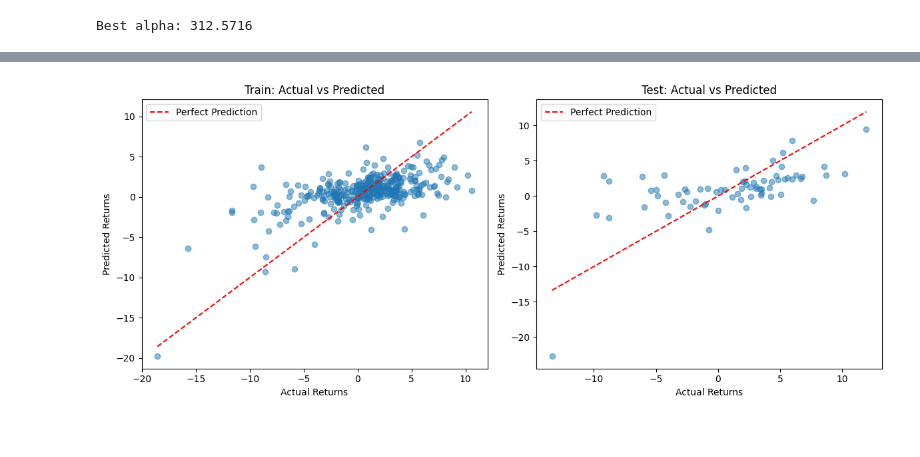
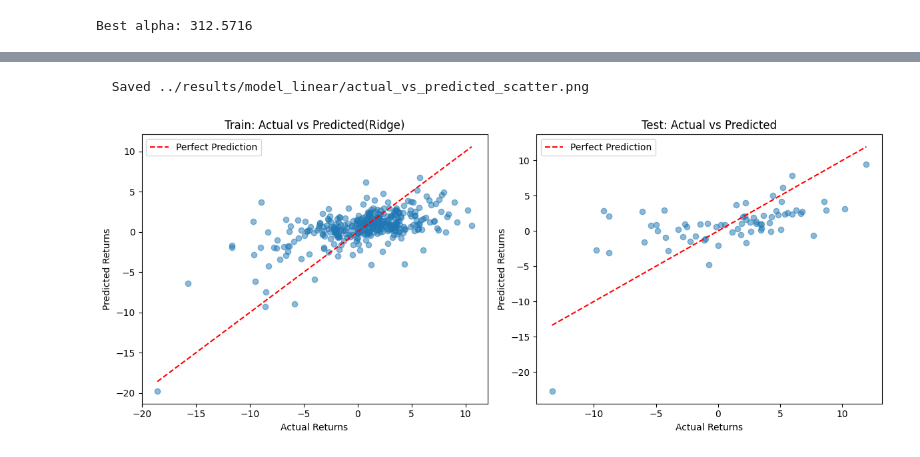
Before and after one commit to ashan-shashika/macroeconomic-impact-stock-ml, a Jupyter notebook: notebooks/04_linearRegeression.ipynb, the cells around one changed output, grey strips where cells are left out. Saved outputs shown, nothing was run; the diff lists cells and outputs as text; code cells hidden in the pictures.

```diff
--- a/notebooks/04_linearRegeression.ipynb
+++ b/notebooks/04_linearRegeression.ipynb
@@ -15,6 +19,10 @@ sys.path.append(str(project_root))
 from src.data_preprocessing import data_split
 from utils.check_multicollinearity import check_multicollinearity
 from utils.evaluate_model import evaluate_model
+from utils.savePlots import save
+from src.r2_comparison_plot import r2_comparison_plot
+
+PLT_SAVE_DIR = "model_linear"
 # %%
 MACRO_COLS = ['CPI_Change', 'Rate_Change', 'GDP_Growth', 'Unemp_Change', 'USD_Change', 'VIX_Change', 'Credit_Spread']
 LAGGED_COLS =[
@@ -293,29 +370,31 @@ MODEL 4: Ridge Regression
 # %%
 plt.figure(figsize=(12, 5))
 
 # Train
 plt.subplot(1, 2, 1)
 plt.scatter(y_train_lagged, y_train_pred_4, alpha=0.5)
 plt.plot([y_train_lagged.min(), y_train_lagged.max()],
          [y_train_lagged.min(), y_train_lagged.max()],
          'r--', label='Perfect Prediction')
 plt.xlabel('Actual Returns')
 plt.ylabel('Predicted Returns')
-plt.title(f'Train: Actual vs Predicted')
+plt.title(f'Train: Actual vs Predicted(Ridge)')
 plt.legend()
 
 # Test
 plt.subplot(1, 2, 2)
 plt.scatter(y_test_lagged, y_test_pred_4, alpha=0.5)
 plt.plot([y_test_lagged.min(), y_test_lagged.max()],
          [y_test_lagged.min(), y_test_lagged.max()],
          'r--', label='Perfect Prediction')
 plt.xlabel('Actual Returns')
 plt.ylabel('Predicted Returns')
 plt.title(f'Test: Actual vs Predicted')
 plt.legend()
 
 plt.tight_layout()
+save("actual_vs_predicted_scatter", PLT_SAVE_DIR)
 plt.show()
 # %% [output]
+  Saved ../results/model_linear/actual_vs_predicted_scatter.png
-[figure, old version]
+[figure, new version]
```
Also changed, not shown: parts of 29 cells of this notebook, 15 other files.
